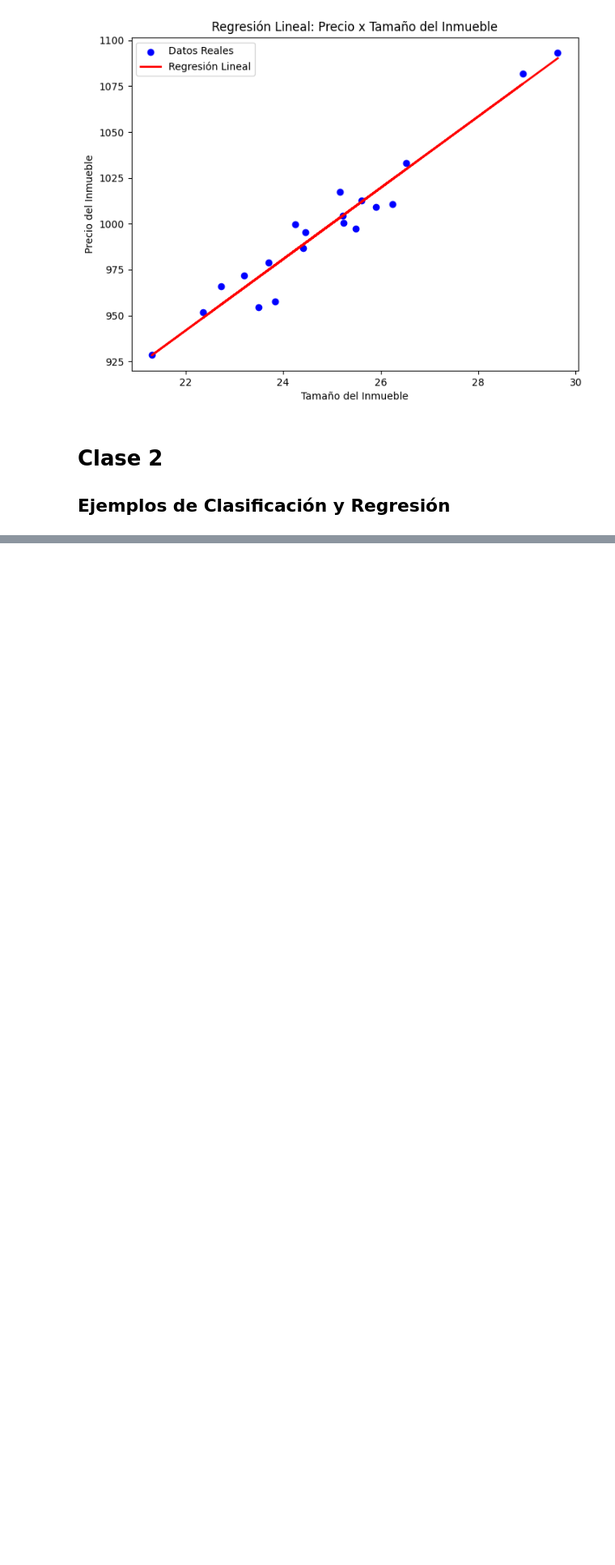
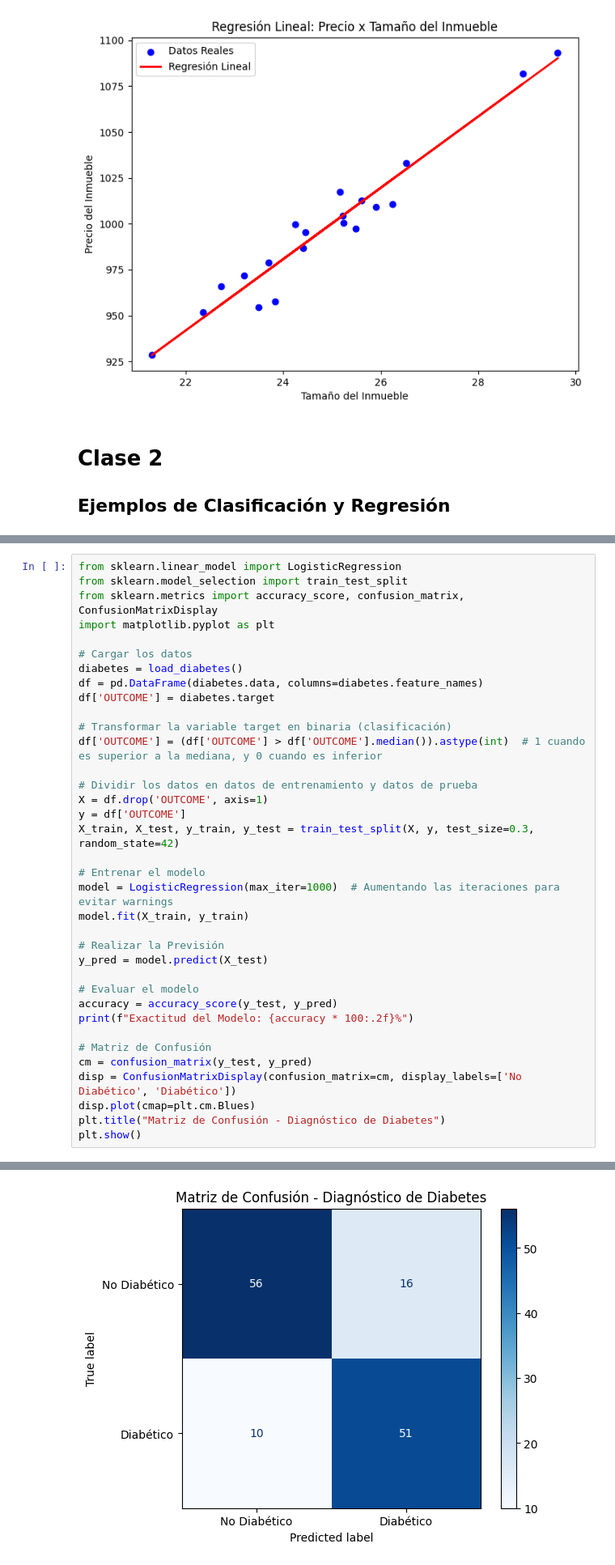
Before and after one commit to Cr1ss4nB/Curso-ONE-Alura-AgentesIA, a Jupyter notebook: fundamentos_IA.ipynb, the cells around one changed output, grey strips where cells are left out. Shown at 81% size. Drawn from its saved outputs; the diff is of its cells as text; blank space fills up the shorter version.

```diff
--- a/fundamentos_IA.ipynb
+++ b/fundamentos_IA.ipynb
@@ -150,0 +246,37 @@ Promedio de los puntajes de la validación cruzada: 0.95
+# %%
+from sklearn.linear_model import LogisticRegression
+from sklearn.model_selection import train_test_split
+from sklearn.metrics import accuracy_score, confusion_matrix, ConfusionMatrixDisplay
+import matplotlib.pyplot as plt
+
+# Cargar los datos
+diabetes = load_diabetes()
+df = pd.DataFrame(diabetes.data, columns=diabetes.feature_names)
+df['OUTCOME'] = diabetes.target
+
+# Transformar la variable target en binaria (clasificación)
+df['OUTCOME'] = (df['OUTCOME'] > df['OUTCOME'].median()).astype(int)  # 1 cuando es superior a la mediana, y 0 cuando es inferior
+
+# Dividir los datos en datos de entrenamiento y datos de prueba
+X = df.drop('OUTCOME', axis=1)
+y = df['OUTCOME']
+X_train, X_test, y_train, y_test = train_test_split(X, y, test_size=0.3, random_state=42)
+
+# Entrenar el modelo
+model = LogisticRegression(max_iter=1000)  # Aumentando las iteraciones para evitar warnings
+model.fit(X_train, y_train)
+
+# Realizar la Previsión
+y_pred = model.predict(X_test)
+
+# Evaluar el modelo
+accuracy = accuracy_score(y_test, y_pred)
+print(f"Exactitud del Modelo: {accuracy * 100:.2f}%")
+
+# Matriz de Confusión
+cm = confusion_matrix(y_test, y_pred)
+disp = ConfusionMatrixDisplay(confusion_matrix=cm, display_labels=['No Diabético', 'Diabético'])
+disp.plot(cmap=plt.cm.Blues)
+plt.title("Matriz de Confusión - Diagnóstico de Diabetes")
+plt.show()
+# %% [output]
@@ -150,0 +284 @@ Promedio de los puntajes de la validación cruzada: 0.95
+[figure, added]
```
Also changed, not shown: parts of 37 cells of this notebook.
